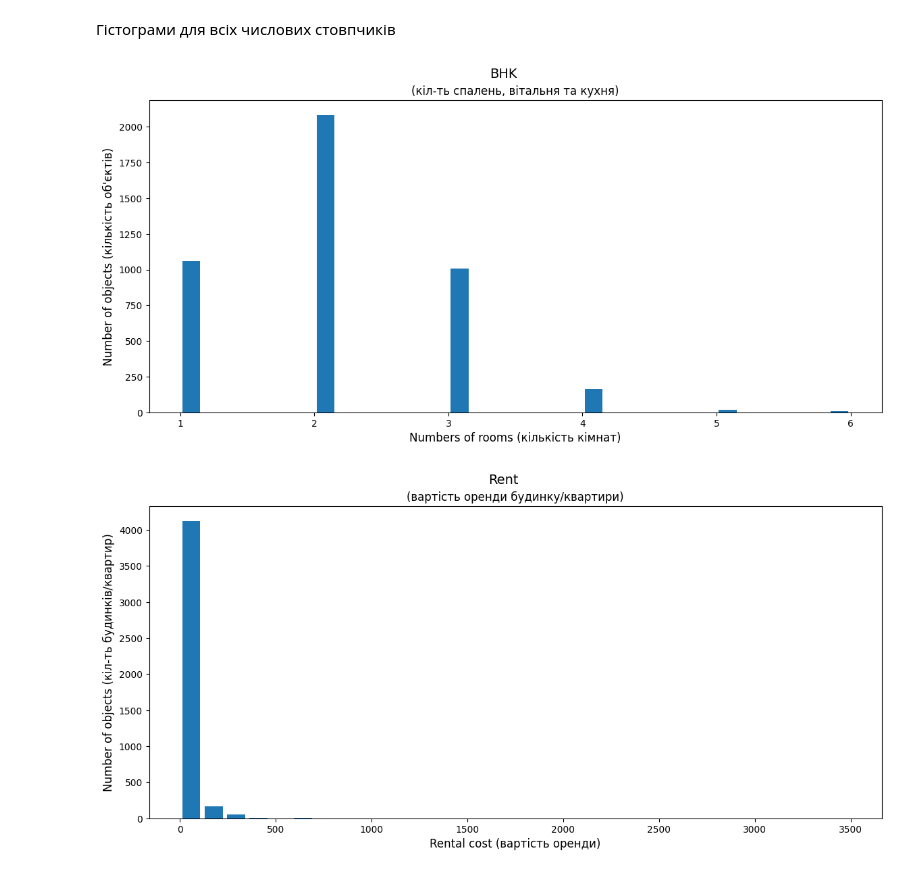
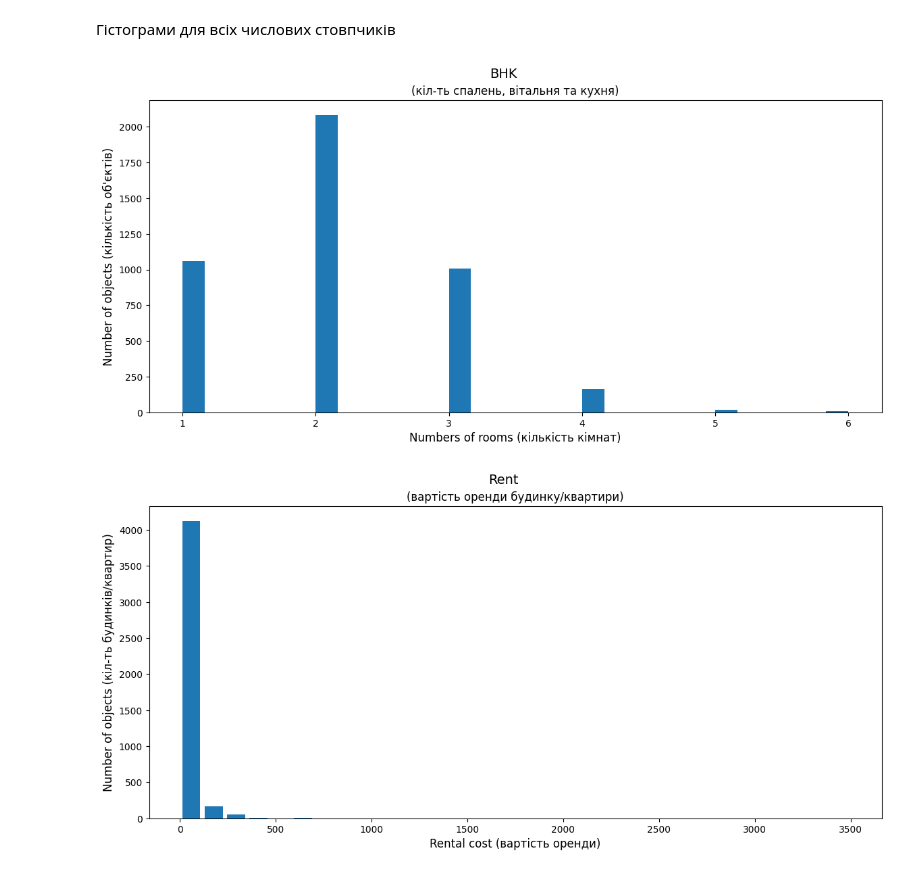
Before and after one commit to ValeriiSlynko/IT-STEP-Practice, a Jupyter notebook: Practice_Pandas/HmWrk3_Pandas(Pipeline & Tree).ipynb, the cells around one changed output. Drawn from its saved outputs; the diff is of its cells as text; code cells hidden in the pictures.

```diff
--- a/Practice_Pandas/HmWrk3_Pandas(Pipeline & Tree).ipynb
+++ b/Practice_Pandas/HmWrk3_Pandas(Pipeline & Tree).ipynb
@@ -111,20 +111,19 @@ df.head(20)
 # %%
 # виводимо гісторгаму BHK(кількість спалень, вітальня та кухня)
 ax = df['BHK'].plot(
       kind='hist',     # тип діаграми hist(гістограма)
       bins=30,         # кількість стовпчиків
-      figsize=(14,6),  # розмір зображення(ширина,висота в дюймах)
-      rwidth=0.8       # ширина стовпчиків(зараз 80%)
+      figsize=(14,6),  # розмір зображення(ширина,висота в дюймах)      rwidth=0.8       # ширина стовпчиків(зараз 80%)
       )
 
 
 plt.suptitle('BHK', fontsize=14, y=0.96) # Назва самого графіка (заголовок)
 ax.set_title('(кіл-ть спалень, вітальня та кухня)', fontsize=12) # Підзаголовок нижче (12 розмір шрифту)
 ax.set_xlabel('Numbers of rooms (кількість кімнат)', fontsize=12) # Підпис горизонтальної осі X (значення BHK / кількість кімнат)
 ax.set_ylabel("Number of objects (кількість об'єктів)", fontsize=12) # Підпис вертикальної осі Y (кількість квартир у датасеті)
 plt.show() # Виводимо остаточно сформований графік на екран.
 # %% [output]
-[figure, old version]
+[figure, new version]
 # %%
 # виводимо гісторгаму BHK(кількість спалень, вітальня та кухня)
 ax = (df['Rent']/1000).plot(
```
Also changed, not shown: parts of 22 cells of this notebook.
